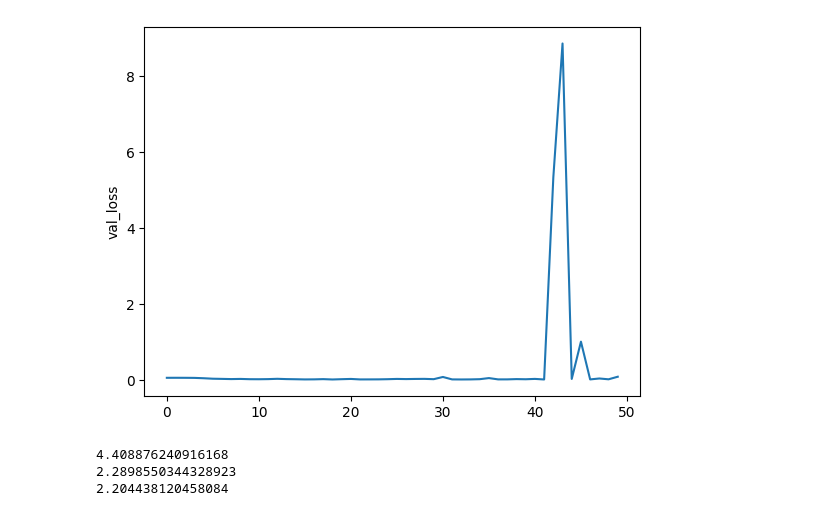
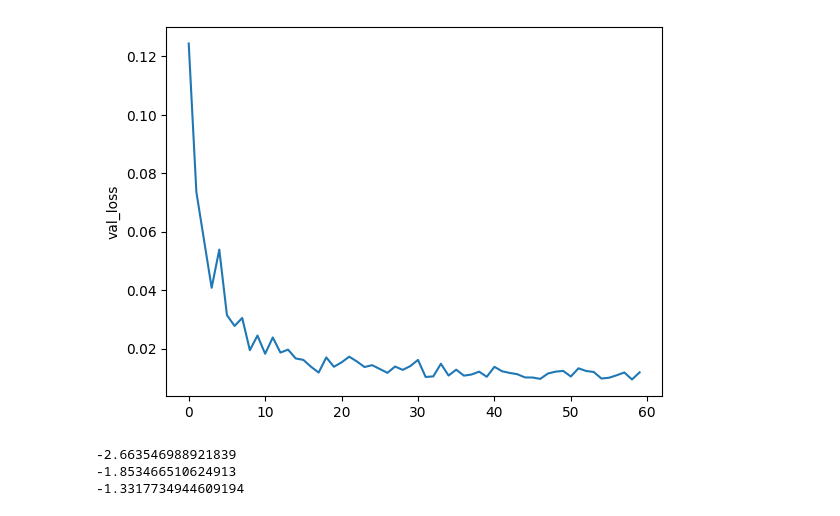
Before and after one commit to JesusAnaya/autonomous-driving-project, a Jupyter notebook: experiments.ipynb, the cells around one changed output. Drawn from its saved outputs; the diff is of its cells as text; code cells hidden in the pictures.

```diff
--- a/experiments.ipynb
+++ b/experiments.ipynb
@@ -11,0 +27,3 @@ plt.show()
+# %%
+df2 = pd.read_csv("logs/loss_acc_validation.csv")
+df2
@@ -12,14 +48,14 @@ plt.show()
 # %%
-df2 = pd.read_csv("loss_acc_validation.csv")
+
 ax = sns.lineplot(data=df2["val_loss"])
 plt.show()
 # %% [output]
-[figure, old version]
+[figure, new version]
 # %%
 import math
 import numpy as np
 
-degree = 252.610001
+degree = -152.610001
 
 x = np.radians(degree)
 print(x)
@@ -31,6 +67,6 @@ print(arctan_x)
 y = np.radians(degree)
 print(y / 2)
 # %% [output]
-4.408876240916168
-2.2898550344328923
-2.204438120458084
+-2.663546988921839
+-1.853466510624913
+-1.3317734944609194
```
Also changed, not shown: parts of 3 cells of this notebook, 5 other files.
